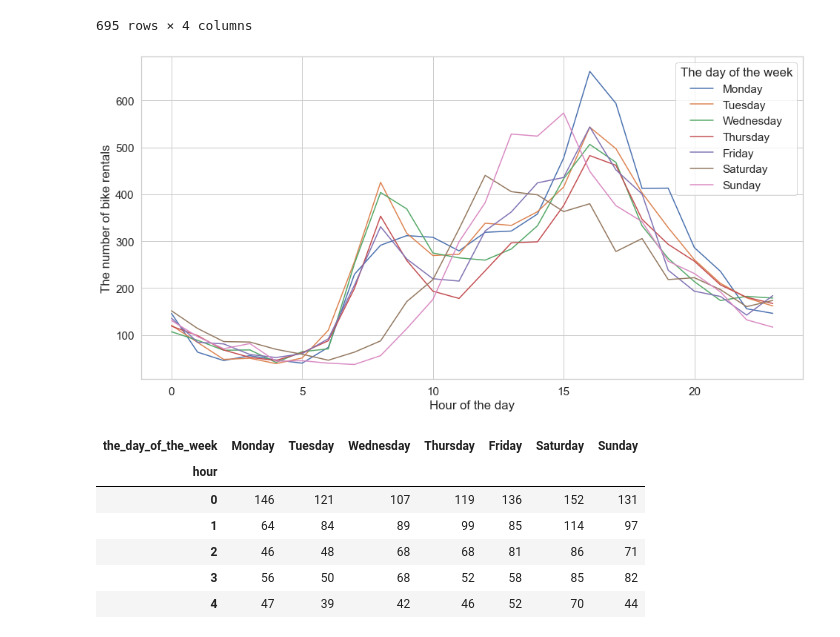
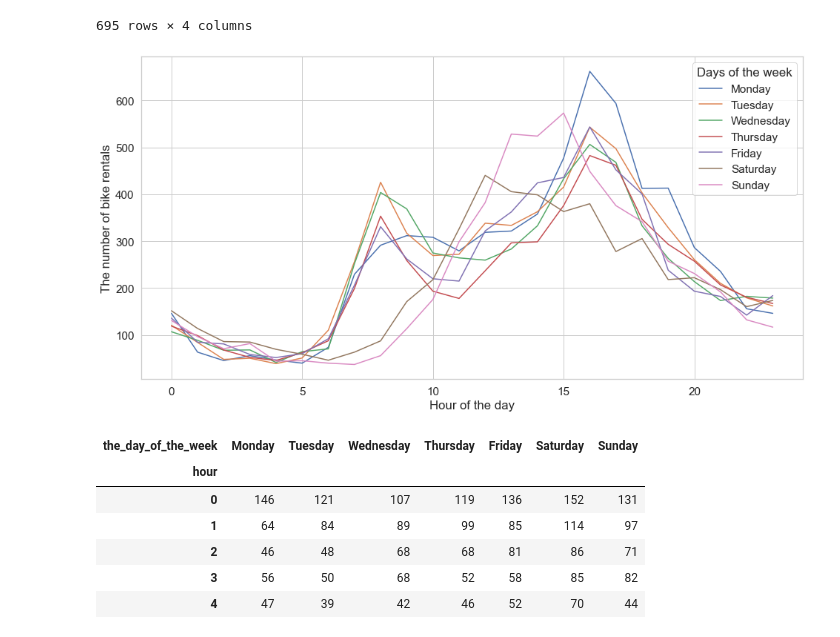
Before and after one commit to piekarsky/Exploratory-Data-Analysis-of-Bike-Sharing-Systems-in-Warsaw, a Jupyter notebook: source.ipynb, the cells around one changed output. Cells and saved outputs as stored; diff of their text form; code cells hidden in the pictures.

```diff
--- a/source.ipynb
+++ b/source.ipynb
@@ -282,9 +298,10 @@ warsaw_bikes_rent['hour_'] = warsaw_bikes_rent.date.dt.hour # create the column
 ### 2.3. Checking outliers
 # %%
 # checking outliers for individual days
+plt.rcParams["figure.facecolor"] = "w"
 outpoints_day = warsaw_bikes_rent.pivot_table(index='name', columns=['date_'], values='bike_rental', aggfunc='sum')
 outpoints_day.boxplot(vert=False, figsize=(12,15)).set(title = "Checking outliers", xlabel = "The number of bike rentals")
-plt.savefig('fig_1.png', dpi=800)
+plt.savefig('fig_3.png', dpi=700)
 plt.show()
 # %% [output]
 [figure]
@@ -295,9 +312,10 @@ On the chart above, it can be seen that one station on 14 and 25 March recorded
 Due to the large variety of locations of bike stations and the fact that they can be very popular in the event of major sports or music events, these values do not have to mean a data collection error. The popularity of the station was assessed on the basis of the median, which is not sensitive to outliers, so extreme points were not removed.
 # %%
 # box-plot for checking outliers in individual hours
+plt.rcParams["figure.facecolor"] = "w"
 outpoints_hour_day = warsaw_bikes_rent.pivot_table(index='the_day_of_the_week',
                      columns=warsaw_bikes_rent['hour_'],
                      values='bike_rental',
                      aggfunc='sum').boxplot(figsize=(14,8)).set(title = "Checking outliers", xlabel = "Hour of the day", ylabel = "The number of bike rentals")
-plt.savefig('fig_2.png', dpi=800)
+plt.savefig('fig_4.png', dpi=800)
 # %% [output]
@@ -900,14 +918,14 @@ rent_hourly_df['the_day_of_the_week'] = pd.Categorical(rent_hourly_df['the_day_o
 # %%
 hourly_weekday_rent = rent_hourly_df.pivot_table(index=rent_hourly_df['hour'].dt.hour,
                      columns='the_day_of_the_week',
                      values='bike_rental',
                      aggfunc='mean')
 hourly_weekday_rent.plot(figsize=(16,8)).set(title = "", ylabel = 'The number of bike rentals', xlabel = 'Hour of the day')
-plt.legend(title='The day of the week')
-plt.savefig('chart2.png', dpi=800)
+plt.legend(title='Days of the week')
+plt.savefig('fig2.png', dpi=800)
 plt.show()
 # %% [output]
-[figure, old version]
+[figure, new version]
 # %%
 # table with the average bike rentals for individual days of the week and hours
 hourly_weekday_rent.style.background_gradient(cmap='coolwarm', axis=None)
```
Also changed, not shown: parts of 16 cells of this notebook.
